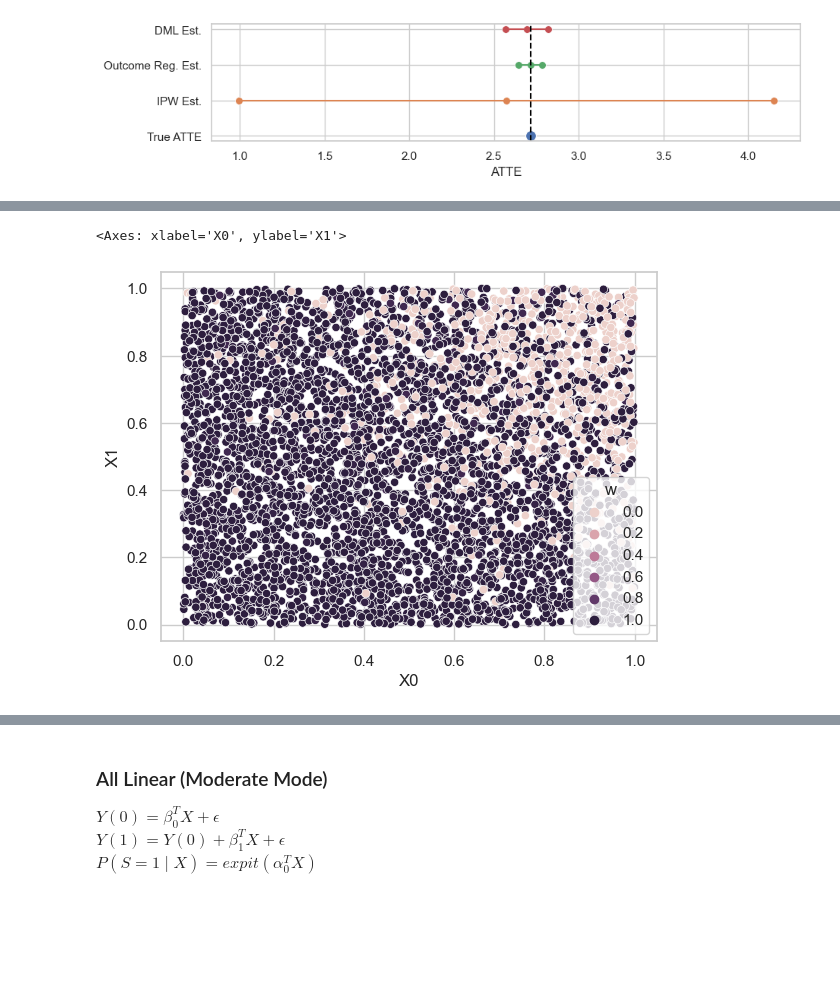
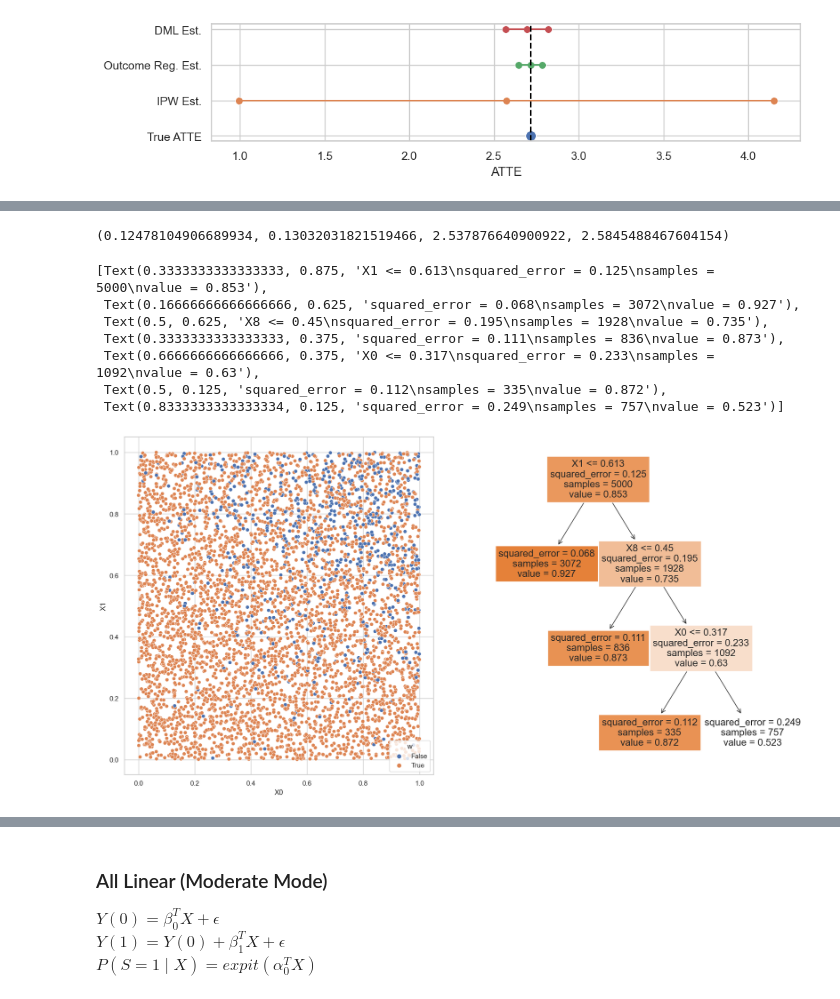
Before and after one commit to harsh-parikh/fuse, a Jupyter notebook: characterize_match.ipynb, the cells around one changed output, grey strips where cells are left out. Saved outputs shown, nothing was run; the diff lists cells and outputs as text; code cells hidden in the pictures; blank space fills up the shorter version.

Commit message:
tree_opt algorithm implemented

```diff
--- a/characterize_match.ipynb
+++ b/characterize_match.ipynb
@@ -177,5 +154,25 @@ executing.executing.NotOneValueFound: Expected one value, found 0
-# %%
-sns.scatterplot(data=testing_data, x="X0", y="X1", hue="w")
-# %% [output]
-<Axes: xlabel='X0', ylabel='X1'>
-[figure, removed]
+# %%
+result, atte, se, atte_unpruned, se_unpruned, f, testing_data = learn.kmeans_opt(
+    data=df, outcome="Yobs", treatment="T", sample="S", k=20
+)
+print((se, se_unpruned, atte, atte_unpruned))
+
+fig, ax = plt.subplots(ncols=2, figsize=(20, 10))
+sns.scatterplot(data=testing_data, x="X0", y="X1", hue="w", ax=ax[0])
+
+tree.plot_tree(
+    f,
+    feature_names=testing_data.drop(columns=["Yobs", "T", "S", "w"]).columns,
+    ax=ax[1],
+    filled=True,
+)
+# %% [output]
+(0.12478104906689934, 0.13032031821519466, 2.537876640900922, 2.5845488467604154)
+[Text(0.3333333333333333, 0.875, 'X1 <= 0.613\nsquared_error = 0.125\nsamples = 5000\nvalue = 0.853'),
+ Text(0.16666666666666666, 0.625, 'squared_error = 0.068\nsamples = 3072\nvalue = 0.927'),
+ Text(0.5, 0.625, 'X8 <= 0.45\nsquared_error = 0.195\nsamples = 1928\nvalue = 0.735'),
+ Text(0.3333333333333333, 0.375, 'squared_error = 0.111\nsamples = 836\nvalue = 0.873'),
+ Text(0.6666666666666666, 0.375, 'X0 <= 0.317\nsquared_error = 0.233\nsamples = 1092\nvalue = 0.63'),
+ Text(0.5, 0.125, 'squared_error = 0.112\nsamples = 335\nvalue = 0.872'),
+ Text(0.8333333333333334, 0.125, 'squared_error = 0.249\nsamples = 757\nvalue = 0.523')]
+[figure, added]
```
Also changed, not shown: parts of 5 cells of this notebook, 2 other files.
